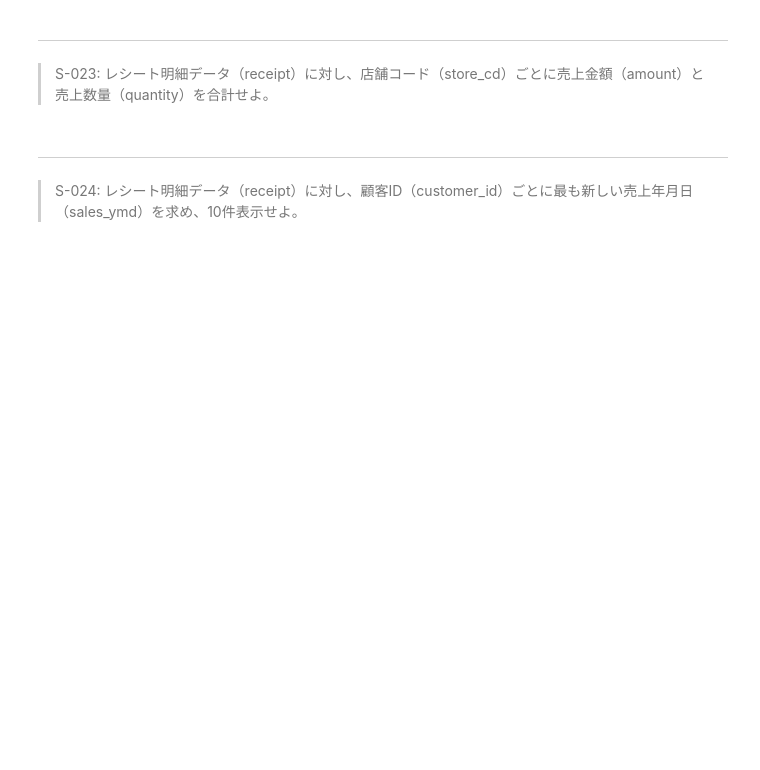
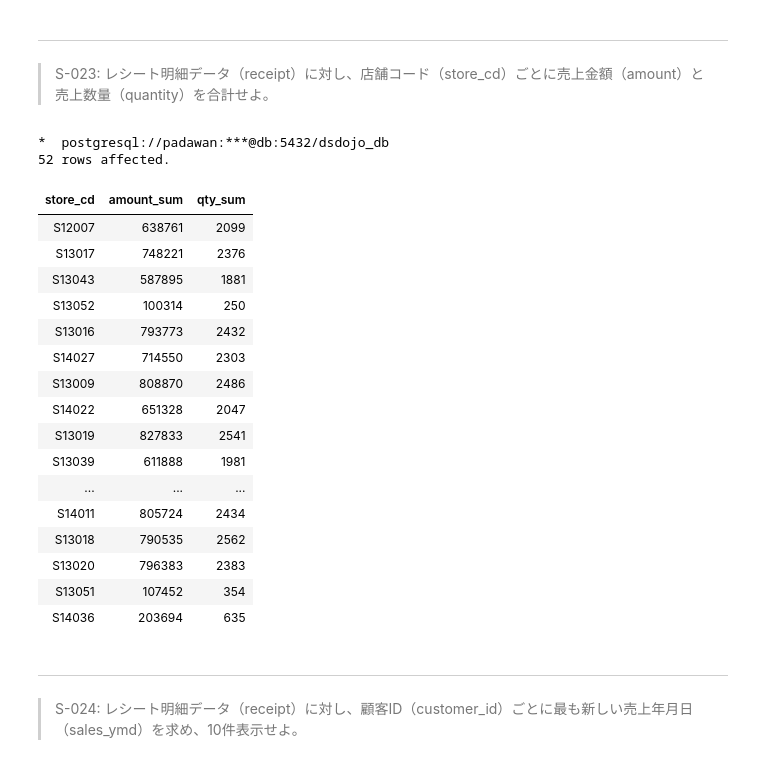
Before and after one commit to yktn3110/100knocks-preprocess, a Jupyter notebook: docker/work/preprocess_knock_SQL.ipynb, the cells around one changed output. Cells and saved outputs as stored; diff of their text form; code cells hidden in the pictures; blank space fills up the shorter version.

```diff
--- a/docker/work/preprocess_knock_SQL.ipynb
+++ b/docker/work/preprocess_knock_SQL.ipynb
@@ -505,3 +558,32 @@ RANK OVER(ORDER)
+# %%
+%%sql
+SELECT
+store_cd,
+sum(amount) as amount_sum,
+sum(quantity) as qty_sum
+FROM
+receipt
+GROUP BY store_cd;
+# %% [output]
+*  postgresql://padawan:***@db:5432/dsdojo_db
+52 rows affected.
+| store_cd | amount_sum | qty_sum |
+| S12007 | 638761 | 2099 |
+| S13017 | 748221 | 2376 |
+| S13043 | 587895 | 1881 |
+| S13052 | 100314 | 250 |
+| S13016 | 793773 | 2432 |
+| S14027 | 714550 | 2303 |
+| S13009 | 808870 | 2486 |
+| S14022 | 651328 | 2047 |
+| S13019 | 827833 | 2541 |
+| S13039 | 611888 | 1981 |
+| ... | ... | ... |
+| S14011 | 805724 | 2434 |
+| S13018 | 790535 | 2562 |
+| S13020 | 796383 | 2383 |
+| S13051 | 107452 | 354 |
+| S14036 | 203694 | 635 |
 # %% [markdown]
 ---
 > S-024: レシート明細データ（receipt）に対し、顧客ID（customer_id）ごとに最も新しい売上年月日（sales_ymd）を求め、10件表示せよ。
```
Also changed, not shown: parts of 28 cells of this notebook, 1 other file.
